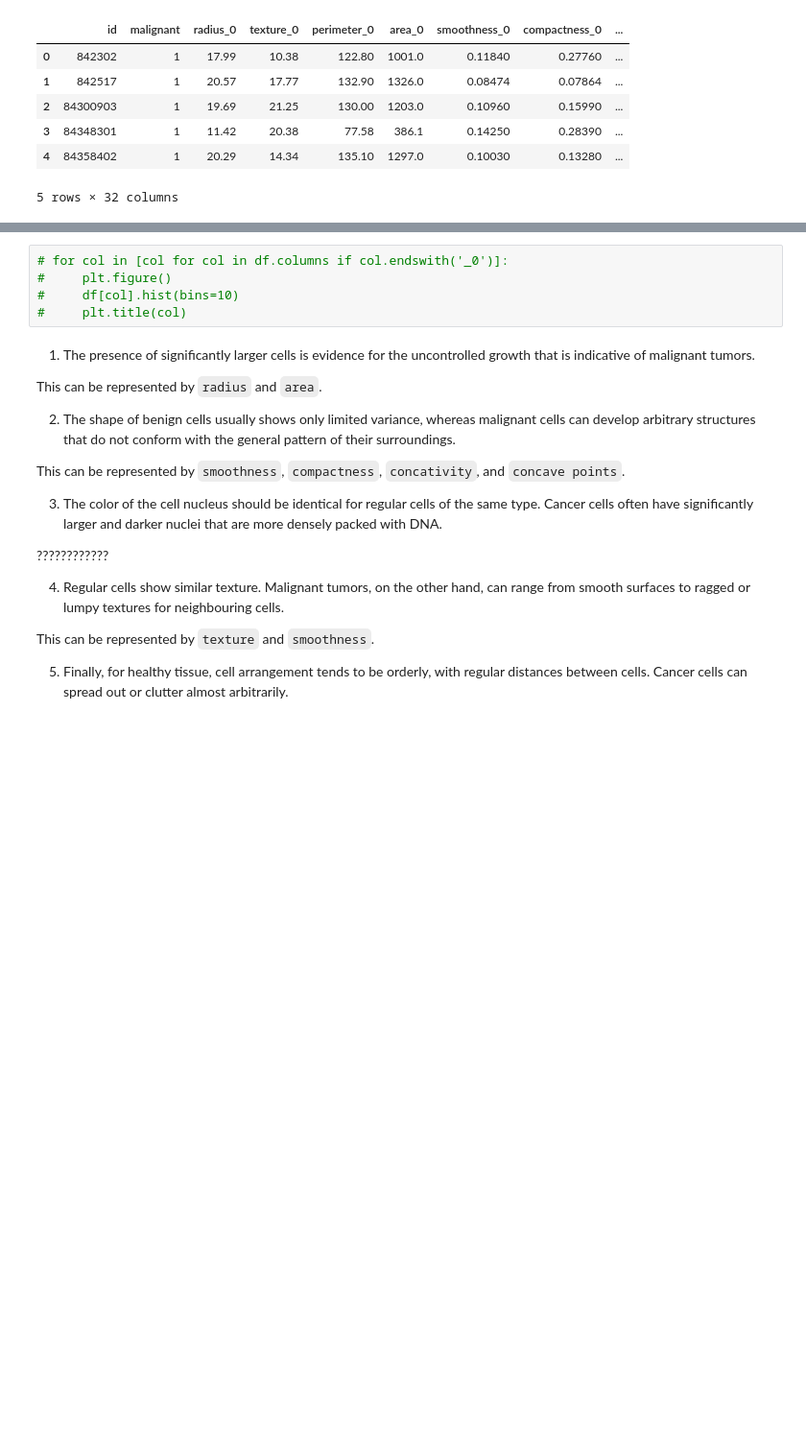
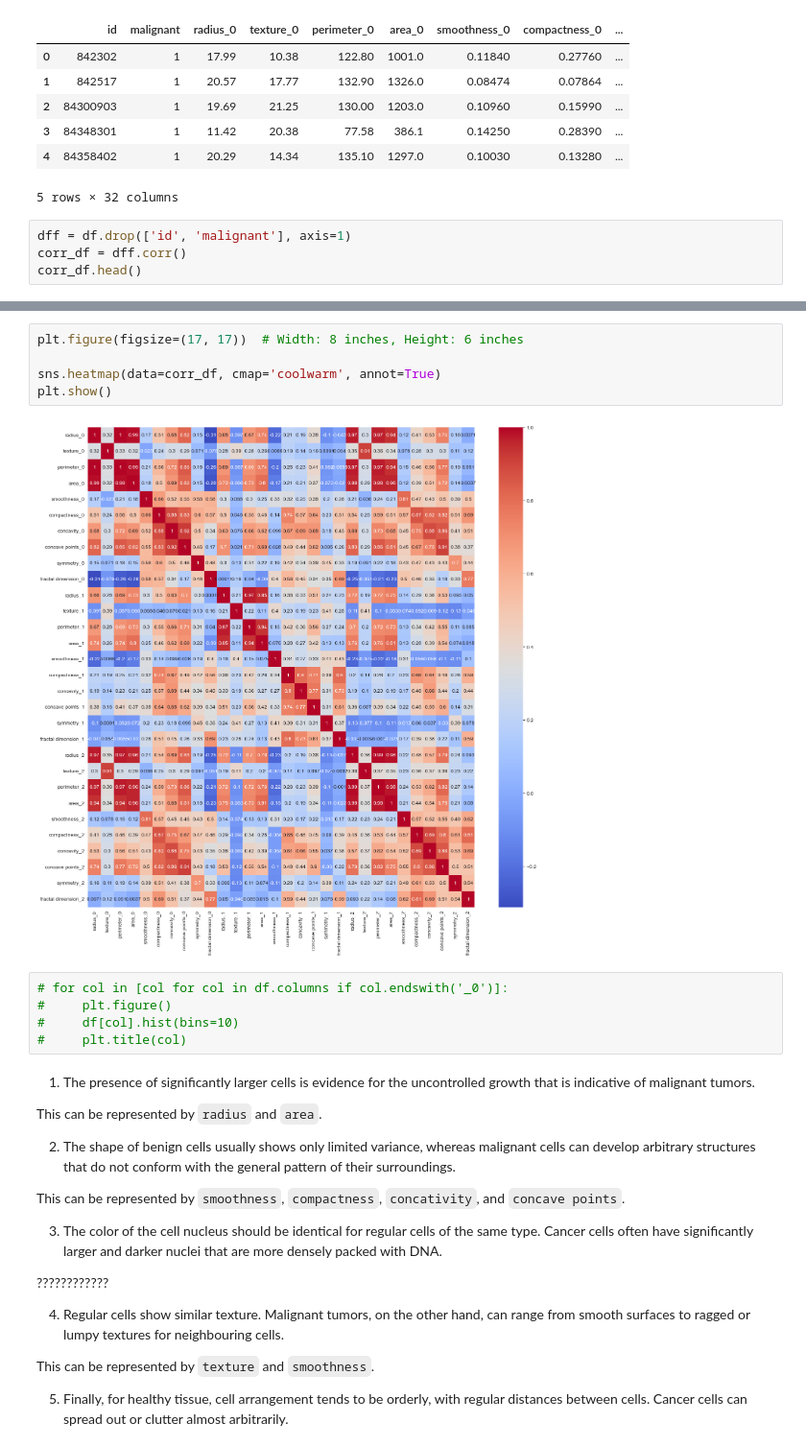
Before and after one commit to lucamodica/design-of-ai-systems--chalmers, a Jupyter notebook: assignments/4-diagnostic-systems/4-diagnostic-systems.ipynb, the cells around one changed output, grey strips where cells are left out. Shown at 96% size. Saved outputs shown, nothing was run; the diff lists cells and outputs as text; blank space fills up the shorter version.

```diff
--- a/assignments/4-diagnostic-systems/4-diagnostic-systems.ipynb
+++ b/assignments/4-diagnostic-systems/4-diagnostic-systems.ipynb
@@ -32,3 +32,7 @@ df.head()
 | 3 | 84348301 | 1 | 11.42 | 20.38 | 77.58 | 386.1 | 0.14250 | 0.28390 | ... |
 | 4 | 84358402 | 1 | 20.29 | 14.34 | 135.10 | 1297.0 | 0.10030 | 0.13280 | ... |
 5 rows × 32 columns
+# %%
+dff = df.drop(['id', 'malignant'], axis=1)
+corr_df = dff.corr()
+corr_df.head()
@@ -35,3 +47,10 @@ df.head()
+# %%
+plt.figure(figsize=(17, 17))  # Width: 8 inches, Height: 6 inches
+
+sns.heatmap(data=corr_df, cmap='coolwarm', annot=True)
+plt.show()
+# %% [output]
+[figure, added]
 # %%
 # for col in [col for col in df.columns if col.endswith('_0')]:
 #     plt.figure()
```
Also changed, not shown: parts of 21 cells of this notebook.
